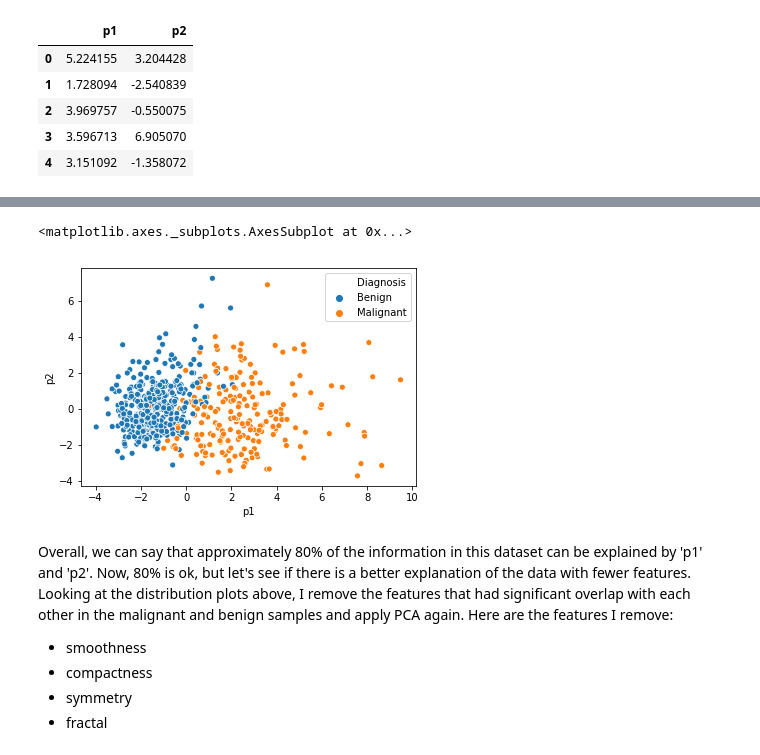
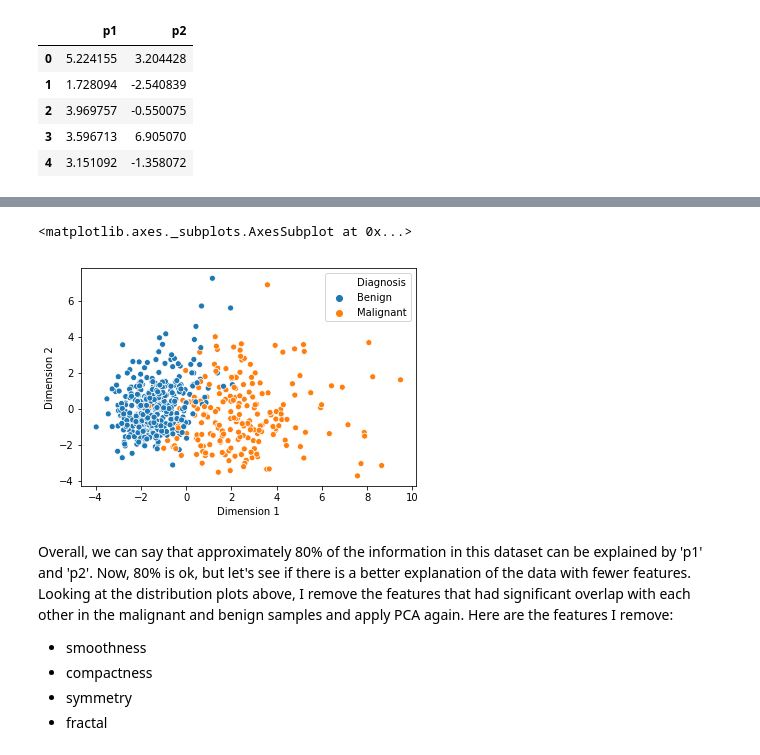
Before and after one commit to daniellaraz/Breast_Cancer_Project, a Jupyter notebook: Breast_Cancer_Exploration.ipynb, the cells around one changed output, grey strips where cells are left out. Saved outputs shown, nothing was run; the diff lists cells and outputs as text; code cells hidden in the pictures.

```diff
--- a/Breast_Cancer_Exploration.ipynb
+++ b/Breast_Cancer_Exploration.ipynb
@@ -466,0 +466,7 @@ array([0.5478588 , 0.25187136, 0.08806152])
+# %%
+# Reducing to 2 components
+pca = PCA(n_components=2)
+principal_components = pca.fit_transform(processed_feature_data)
+
+# explains ~80% of data
+pca.explained_variance_ratio_
@@ -526,0 +519,3 @@ pca_results = pca_results(processed_feature_data, pca)
+# %%
+# creating a biplot
+reduced_data = pd.DataFrame(principal_components, columns = ['Dimension 1', 'Dimension 2'])
@@ -527,2 +558,3 @@ pca_results = pca_results(processed_feature_data, pca)
 # %%
-final_df = pd.concat([principal_df, bc_data[['diagnosis']]], axis = 1)
+final_df = pd.concat([reduced_data, bc_data[['diagnosis']]], axis = 1)
+final_df.head(5)
@@ -540,10 +569,10 @@ final_df.head(5)
 # ensuring that legend displays benign and malignant, not 1 and 0, and consistency of colors
 final_df['Diagnosis'] = final_df['diagnosis'].map({0: 'Benign', 1: 'Malignant'})
 # %%
-sns.scatterplot(x='p1', y='p2', hue="Diagnosis", data=final_df, hue_order = ["Benign", "Malignant"])
+sns.scatterplot(x='Dimension 1', y='Dimension 2', hue="Diagnosis", data=final_df, hue_order = ["Benign", "Malignant"])
 # %% [output]
 <matplotlib.axes._subplots.AxesSubplot at 0x...>
-[figure, old version]
+[figure, new version]
 # %% [markdown]
 Overall, we can say that approximately 80% of the information in this dataset can be explained by 'p1' and 'p2'. Now, 80% is ok, but let's see if there is a better explanation of the data with fewer features. Looking at the distribution plots above, I remove the features that had significant overlap with each other in the malignant and benign samples and apply PCA again. Here are the features I remove:
 - smoothness
```
Also changed, not shown: parts of 20 cells of this notebook.
